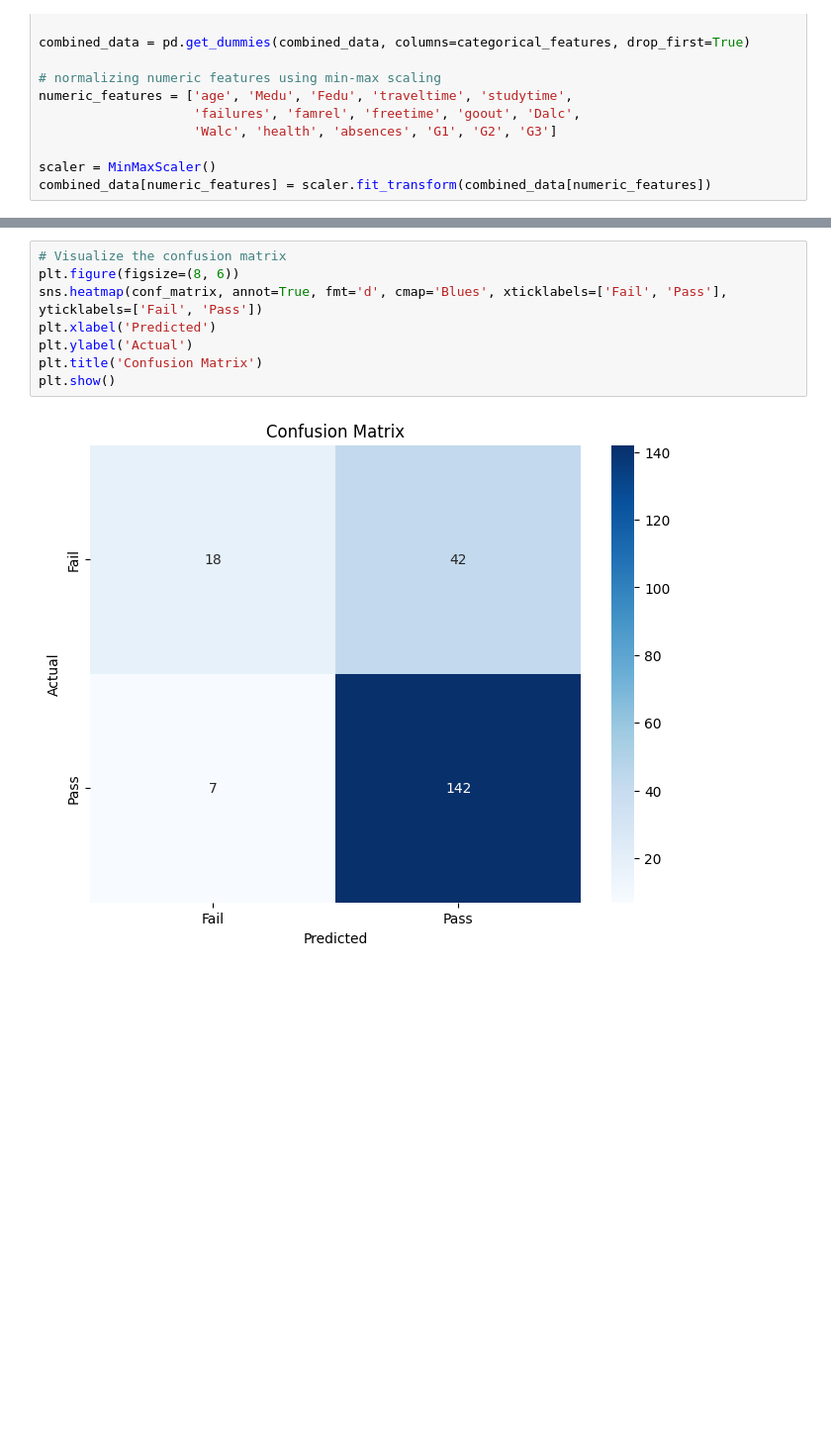
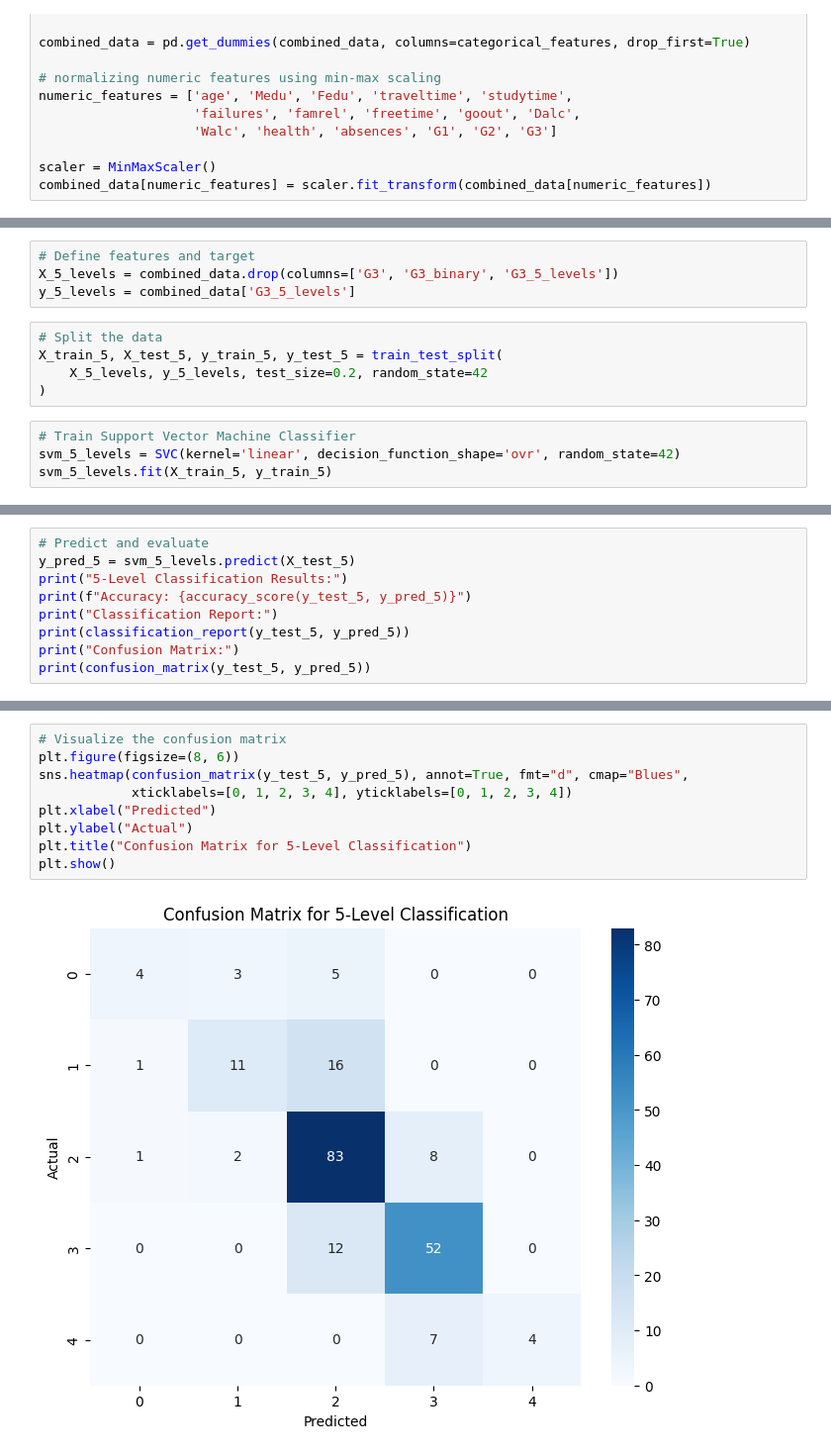
Before and after one commit to en765/projekt-R, a Jupyter notebook: testiranje/klasifikacijski_modeli/combined/SupportVectorMachine.ipynb, the cells around one changed output, grey strips where cells are left out. Shown at 99% size. Drawn from its saved outputs; the diff is of its cells as text; blank space fills up the shorter version.

Commit message:
dodana 5-level klasifikacija na sve

```diff
--- a/testiranje/klasifikacijski_modeli/combined/SupportVectorMachine.ipynb
+++ b/testiranje/klasifikacijski_modeli/combined/SupportVectorMachine.ipynb
@@ -139,0 +161,13 @@ Confusion Matrix:
+# %%
+# Define features and target
+X_5_levels = combined_data.drop(columns=['G3', 'G3_binary', 'G3_5_levels'])
+y_5_levels = combined_data['G3_5_levels']
+# %%
+# Split the data
+X_train_5, X_test_5, y_train_5, y_test_5 = train_test_split(
+    X_5_levels, y_5_levels, test_size=0.2, random_state=42
+)
+# %%
+# Train Support Vector Machine Classifier
+svm_5_levels = SVC(kernel='linear', decision_function_shape='ovr', random_state=42)
+svm_5_levels.fit(X_train_5, y_train_5)
@@ -139,0 +176,9 @@ Confusion Matrix:
+# %%
+# Predict and evaluate
+y_pred_5 = svm_5_levels.predict(X_test_5)
+print("5-Level Classification Results:")
+print(f"Accuracy: {accuracy_score(y_test_5, y_pred_5)}")
+print("Classification Report:")
+print(classification_report(y_test_5, y_pred_5))
+print("Confusion Matrix:")
+print(confusion_matrix(y_test_5, y_pred_5))
@@ -140,10 +203,11 @@ Confusion Matrix:
 # %%
 # Visualize the confusion matrix
 plt.figure(figsize=(8, 6))
-sns.heatmap(conf_matrix, annot=True, fmt='d', cmap='Blues', xticklabels=['Fail', 'Pass'], yticklabels=['Fail', 'Pass'])
-plt.xlabel('Predicted')
-plt.ylabel('Actual')
-plt.title('Confusion Matrix')
+sns.heatmap(confusion_matrix(y_test_5, y_pred_5), annot=True, fmt="d", cmap="Blues",
+            xticklabels=[0, 1, 2, 3, 4], yticklabels=[0, 1, 2, 3, 4])
+plt.xlabel("Predicted")
+plt.ylabel("Actual")
+plt.title("Confusion Matrix for 5-Level Classification")
 plt.show()
 # %% [output]
-[figure, old version]
+[figure, new version]
```
Also changed, not shown: parts of 15 cells of this notebook, 4 other files.
